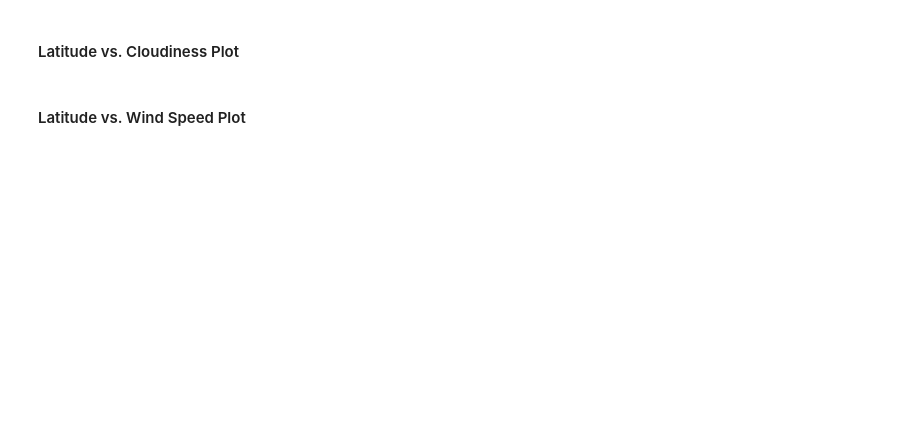
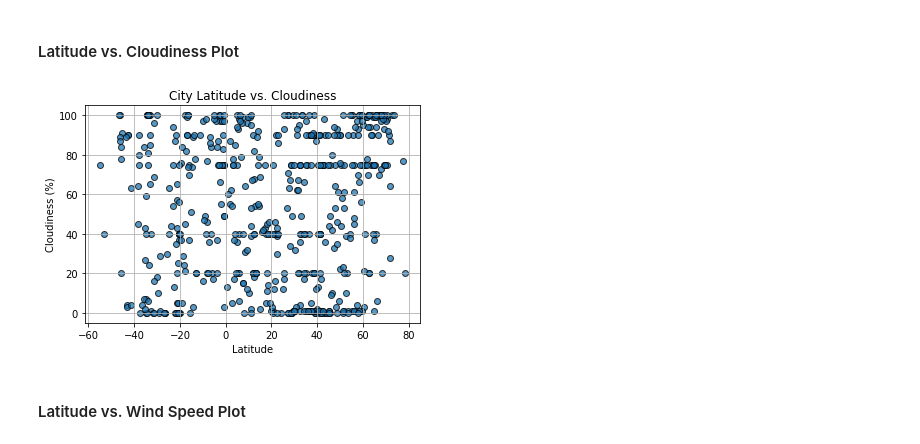
Before and after one commit to hastipatel14395/Python_API_Challenge, a Jupyter notebook: Instructions/starter_code/WeatherPy.ipynb, the cells around one changed output. Saved outputs shown, nothing was run; the diff lists cells and outputs as text; code cells hidden in the pictures; blank space fills up the shorter version.

```diff
--- a/Instructions/starter_code/WeatherPy.ipynb
+++ b/Instructions/starter_code/WeatherPy.ipynb
@@ -204,16 +219,18 @@ plt.show()
 # %% [markdown]
 #### Latitude vs. Cloudiness Plot
 # %%
-plt.title(f"City Latitude vs. Cloudiness")
+plt.title('City Latitude vs. Cloudiness')
 plt.xlabel("Latitude")
 plt.ylabel("Cloudiness (%)")
 
 
 plt.scatter(Lat, Cloudiness, marker="o", alpha=.75, edgecolors="k")
 plt.grid()
 
 plt.savefig('Cloudiness')
 plt.show()
+# %% [output]
+[figure, added]
 # %% [markdown]
 #### Latitude vs. Wind Speed Plot
 # %%
```
Also changed, not shown: parts of 22 cells of this notebook, 7 other files.
